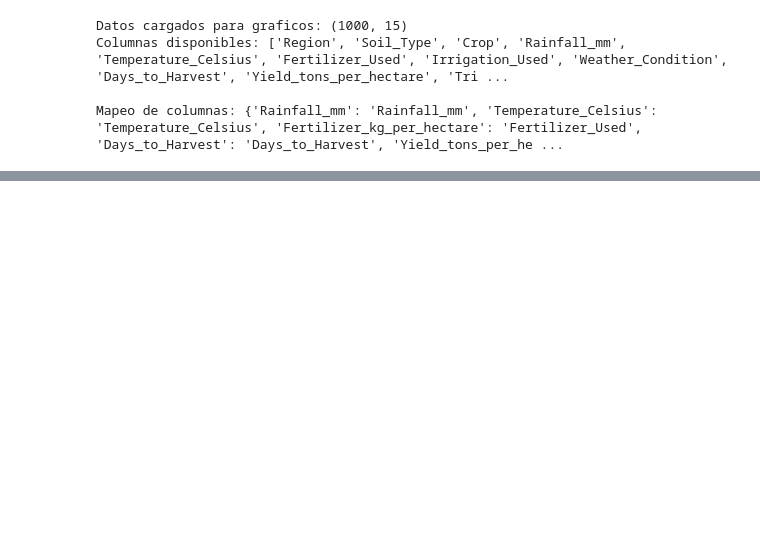
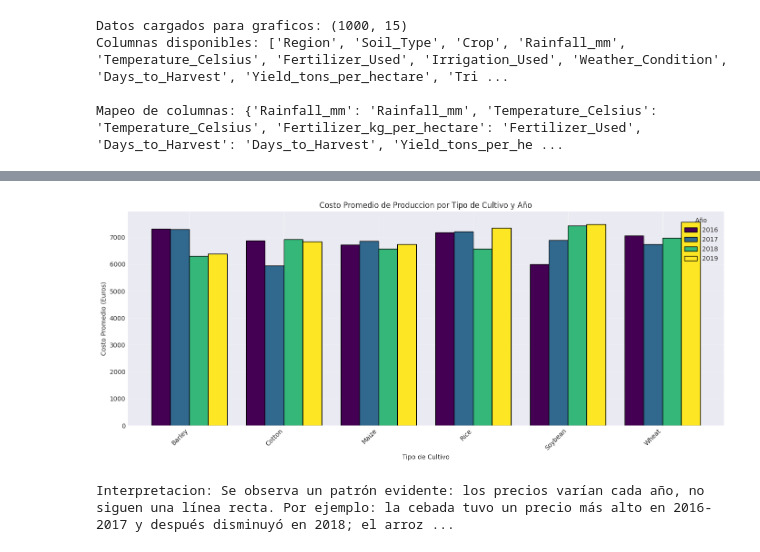
Before and after one commit to DanyC2003/Proyecto_integrador_V, a Jupyter notebook: src/proyecto_integrador_v/proyecto_integrador_v.ipynb, the cells around one changed output, grey strips where cells are left out. Saved outputs shown, nothing was run; the diff lists cells and outputs as text; code cells hidden in the pictures; blank space fills up the shorter version.

```diff
--- a/src/proyecto_integrador_v/proyecto_integrador_v.ipynb
+++ b/src/proyecto_integrador_v/proyecto_integrador_v.ipynb
@@ -719,0 +701,21 @@ Interpretacion: La distribucion muestra que la mayoria de cultivos tienen rendim
+# %%
+top_6_crops = df_graficos['Crop'].value_counts().head(6).index
+df_top_crops = df_graficos[df_graficos['Crop'].isin(top_6_crops)]
+
+crop_year_cost = df_top_crops.groupby(['Crop', 'Year'])['Cost_Euros'].mean().unstack()
+
+fig, ax = plt.subplots(figsize=(14, 6))
+crop_year_cost.plot(kind='bar', ax=ax, edgecolor='black', width=0.8, colormap='viridis')
+ax.set_xlabel('Tipo de Cultivo')
+ax.set_ylabel('Costo Promedio (Euros)')
+ax.set_title('Costo Promedio de Produccion por Tipo de Cultivo y Año')
+ax.set_xticklabels(crop_year_cost.index, rotation=45, ha='right')
+ax.legend(title='Año', labels=[f'{int(year)}' for year in crop_year_cost.columns])
+ax.grid(True, alpha=0.3, axis='y')
+plt.tight_layout()
+plt.show()
+
+print("Interpretacion: Se observa un patrón evidente: los precios varían cada año, no siguen una línea recta. Por ejemplo: la cebada tuvo un precio más alto en 2016-2017 y después disminuyó en 2018; el arroz aumenta de forma constante; la soja alcanzó un máximo en 2019. Esto puede atribuirse a factores macroeconómicos, recursos o clima, pero no al rendimiento de manera directa.")
+# %% [output]
+[figure, added]
+Interpretacion: Se observa un patrón evidente: los precios varían cada año, no siguen una línea recta. Por ejemplo: la cebada tuvo un precio más alto en 2016-2017 y después disminuyó en 2018; el arroz ...
```
Also changed, not shown: parts of 48 cells of this notebook, 1 other file.
